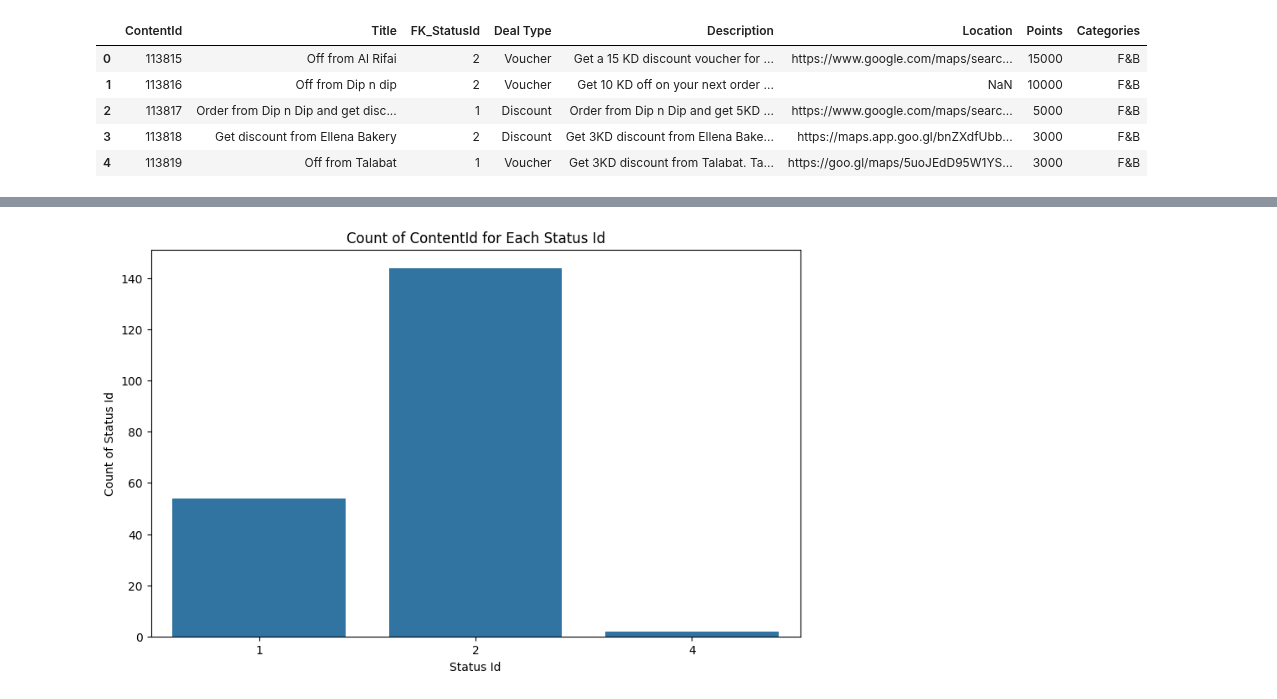
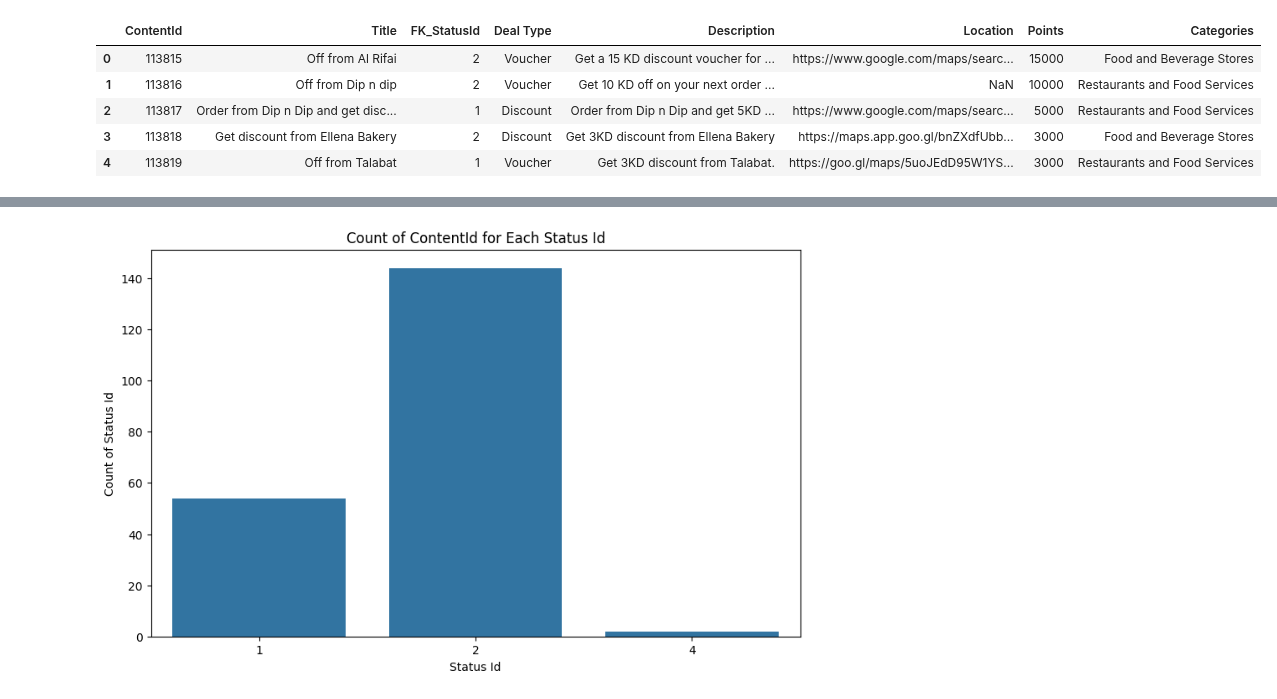
Before and after one commit to DboukAli98/KFHXRelatedAi, a Jupyter notebook: NoteBooks/Data Exploration/Deals_Data_Exploration.ipynb, the cells around one changed output, grey strips where cells are left out. Cells and saved outputs as stored; diff of their text form; code cells hidden in the pictures.

```diff
--- a/NoteBooks/Data Exploration/Deals_Data_Exploration.ipynb
+++ b/NoteBooks/Data Exploration/Deals_Data_Exploration.ipynb
@@ -10,19 +10,19 @@ import pandas as pd
 # %%
 #loading the csv into pandas df
 
-cleaned_deals_path = SOURCEDATA / "Cleaned_Deals.xlsx"
+cleaned_deals_path = SOURCEDATA / "Rdepemtion_Cleaned_Deals.xlsx"
 
 deals = pd.read_excel(cleaned_deals_path)
 # %%
-deals = deals.drop(columns=['Unnamed: 0'])
+deals = deals.drop(columns=['Unnamed: 0.1'])
 deals.head()
 # %% [output]
 |  | ContentId | Title | FK_StatusId | Deal Type | Description | Location | Points | Categories |
-| 0 | 113815 | Off from Al Rifai | 2 | Voucher | Get a 15 KD discount voucher for ... | https://www.google.com/maps/searc... | 15000 | F&B |
-| 1 | 113816 | Off from Dip n dip | 2 | Voucher | Get 10 KD off on your next order ... | NaN | 10000 | F&B |
-| 2 | 113817 | Order from Dip n Dip and get disc... | 1 | Discount | Order from Dip n Dip and get 5KD ... | https://www.google.com/maps/searc... | 5000 | F&B |
-| 3 | 113818 | Get discount from Ellena Bakery | 2 | Discount | Get 3KD discount from Ellena Bake... | https://maps.app.goo.gl/bnZXdfUbb... | 3000 | F&B |
-| 4 | 113819 | Off from Talabat | 1 | Voucher | Get 3KD discount from Talabat. Ta... | https://goo.gl/maps/5uoJEdD95W1YS... | 3000 | F&B |
+| 0 | 113815 | Off from Al Rifai | 2 | Voucher | Get a 15 KD discount voucher for ... | https://www.google.com/maps/searc... | 15000 | Food and Beverage Stores |
+| 1 | 113816 | Off from Dip n dip | 2 | Voucher | Get 10 KD off on your next order ... | NaN | 10000 | Restaurants and Food Services |
+| 2 | 113817 | Order from Dip n Dip and get disc... | 1 | Discount | Order from Dip n Dip and get 5KD ... | https://www.google.com/maps/searc... | 5000 | Restaurants and Food Services |
+| 3 | 113818 | Get discount from Ellena Bakery | 2 | Discount | Get 3KD discount from Ellena Bakery | https://maps.app.goo.gl/bnZXdfUbb... | 3000 | Food and Beverage Stores |
+| 4 | 113819 | Off from Talabat | 1 | Voucher | Get 3KD discount from Talabat. | https://goo.gl/maps/5uoJEdD95W1YS... | 3000 | Restaurants and Food Services |
 # %%
 import matplotlib.pyplot as plt
 import seaborn as sns
```
Also changed, not shown: parts of 4 cells of this notebook, 4 other files.
